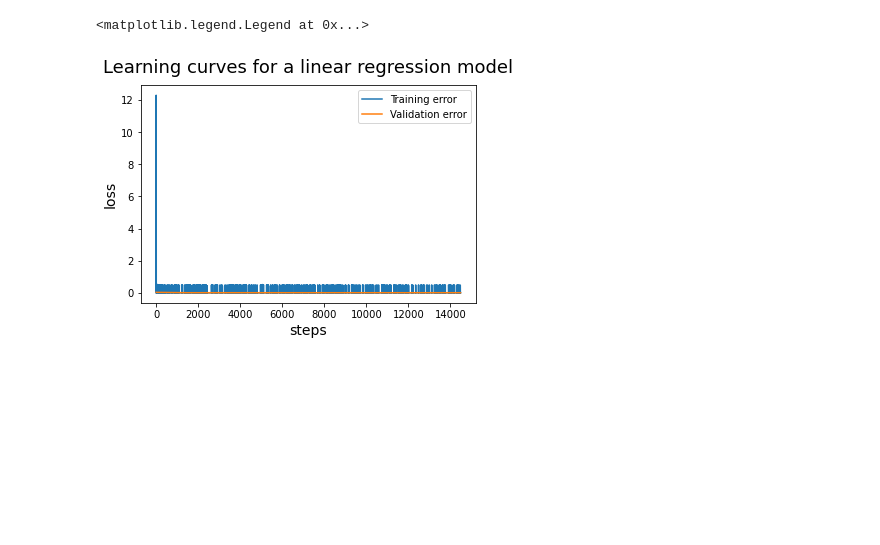
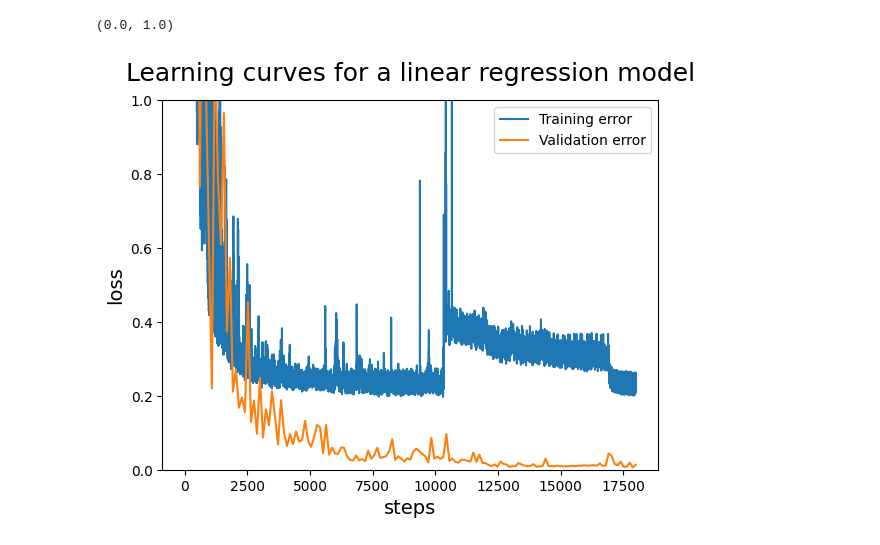
Before and after one commit to EilamNir/noisy-triangulation, a Jupyter notebook: python/src/DeepLearningTrain.ipynb, the cells around one changed output. Saved outputs shown, nothing was run; the diff lists cells and outputs as text; code cells hidden in the pictures; blank space fills up the shorter version.

```diff
--- a/python/src/DeepLearningTrain.ipynb
+++ b/python/src/DeepLearningTrain.ipynb
@@ -177,11 +196,11 @@ class state_estimat(nn.Module):
 # %%
 # hyper-parameters:
 # num_epochs = 100
-num_epochs = 10
+num_epochs = 150
 # batch_size = 512
-batch_size = 2
-learning_rate = 0.01
-learning_rate_drop_period = 6
+batch_size = 512
+learning_rate = 0.001
+learning_rate_drop_period = 120
 
 # Device configuration, as before
 device = torch.device('cuda:0' if torch.cuda.is_available() else 'cpu')
@@ -192,8 +211,8 @@ model = state_estimat(d_in=4, num_classes=1).to(device)
 print(model)
 # Loss and optimizer
 # criterion = torch.nn.BCELoss()
-criterion = torch.nn.MSELoss()
-# criterion = torch.nn.L1Loss()
+#criterion = torch.nn.MSELoss()
+criterion = torch.nn.L1Loss()
 optimizer = torch.optim.Adam(model.parameters(), lr=learning_rate)
 scheduler = torch.optim.lr_scheduler.StepLR(optimizer, step_size=learning_rate_drop_period, gamma=0.1)
 # %% [output]
@@ -207,8 +229,8 @@ state_estimat(
 )
 # %%
 # Train the model
-# total_step = len(YTrain)
-total_step = len(YVal)
+total_step = len(YTrain)
+# total_step = len(YVal)
 start_time = time.time()
 model = model.float()
 
@@ -225,7 +247,7 @@ for i in range(len(YVal)):
 
         # Forward pass val
         outputs = model(x.float())
-        loss = criterion(norm*outputs, norm*y.float().reshape(1,1,1))
+        loss = criterion(norm*outputs, norm*y.float().reshape(1,1))
         # loss = criterion(nn.Sigmoid()(norm*outputs), norm*y.float().reshape(1,1,1))
         # loss1 = criterion(norm*outputs, norm*y.float().T)
         # loss2 = torch.mean(outputs**2 - y.float().T**2)
@@ -239,8 +261,8 @@ for epoch in range(num_epochs):
     random.shuffle(ind)
     for i,k in enumerate(ind):
         # each i is a batch of 128 samples
-        #x, y = XTrain[k*batch_size:(k+1)*batch_size,:,:], YTrain[k*batch_size:(k+1)*batch_size,:]
-        x, y = XVal[k*batch_size:(k+1)*batch_size,:,:], YVal[k*batch_size:(k+1)*batch_size,:]
+        x, y = XTrain[k*batch_size:(k+1)*batch_size,:,:], YTrain[k*batch_size:(k+1)*batch_size,:]
+        # x, y = XVal[k*batch_size:(k+1)*batch_size,:,:], YVal[k*batch_size:(k+1)*batch_size,:]
 
         x = x.to(device)
         y = y.to(device)
@@ -248,7 +270,7 @@ for epoch in range(num_epochs):
         # Forward pass
         # x = nn.functional.normalize(x.float(), p=1.0, dim = 1)
         outputs = model(x.float())
-        loss = criterion(norm*outputs, norm*y.float().reshape(batch_size,1,1))
+        loss = criterion(norm*outputs, norm*y.float().reshape(batch_size,1))
         # loss = criterion(nn.Sigmoid()(norm*outputs), norm*y.float().reshape(batch_size,1,1))
         # loss1 = criterion(norm*outputs, norm*y.float().reshape(batch_size,1))
         # loss2 = torch.sum(abs(outputs - y.float().reshape(batch_size,1)))
@@ -276,7 +298,7 @@ for epoch in range(num_epochs):
 
         # Forward pass val
         outputs = model(x.float())
-        loss = criterion(norm*outputs, norm*y.float().reshape(1,1,1))
+        loss = criterion(norm*outputs, norm*y.float().reshape(1,1))
         # loss = criterion(nn.Sigmoid()(norm*outputs), norm*y.float().reshape(1,1,1))
         # loss1 = criterion(norm*outputs, norm*y.float().reshape(1,1,1))
         # loss2 = torch.mean(outputs**2 - y.float().reshape(1,1,1)**2)
@@ -309,15 +315,15 @@ Epoch [10/10], Step [1445/1448], Loss: 0.0003, Time: 36.4906 secs, learning rate
 # %%
 # plt.style.use('seaborn')
 plt.plot(np.arange(len(loss_train)), loss_train, label = 'Training error')
 plt.plot(np.arange(0, len(loss_train)+1, int(total_step/batch_size)), loss_val, label = 'Validation error')
 plt.ylabel('loss', fontsize = 14)
 plt.xlabel('steps', fontsize = 14)
 plt.title('Learning curves for a linear regression model', fontsize = 18, y = 1.03)
 plt.legend()
-# plt.ylim([0,1])
+plt.ylim([0,1])
 # %% [output]
-<matplotlib.legend.Legend at 0x...>
+(0.0, 1.0)
-[figure, old version]
+[figure, new version]
 # %%
 # plt.style.use('seaborn')
 plt.plot(np.arange(len(result)), YVal, label = 'expected')
```
Also changed, not shown: parts of 15 cells of this notebook, 15 other files.
